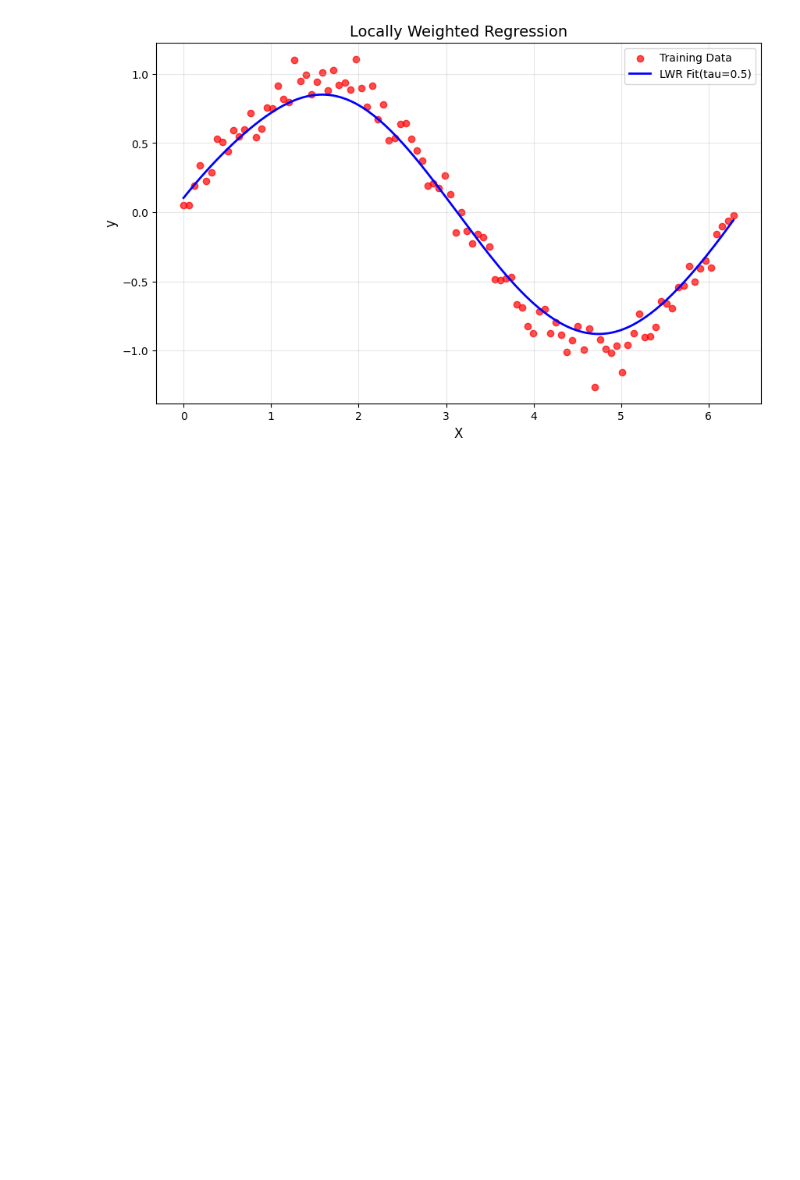
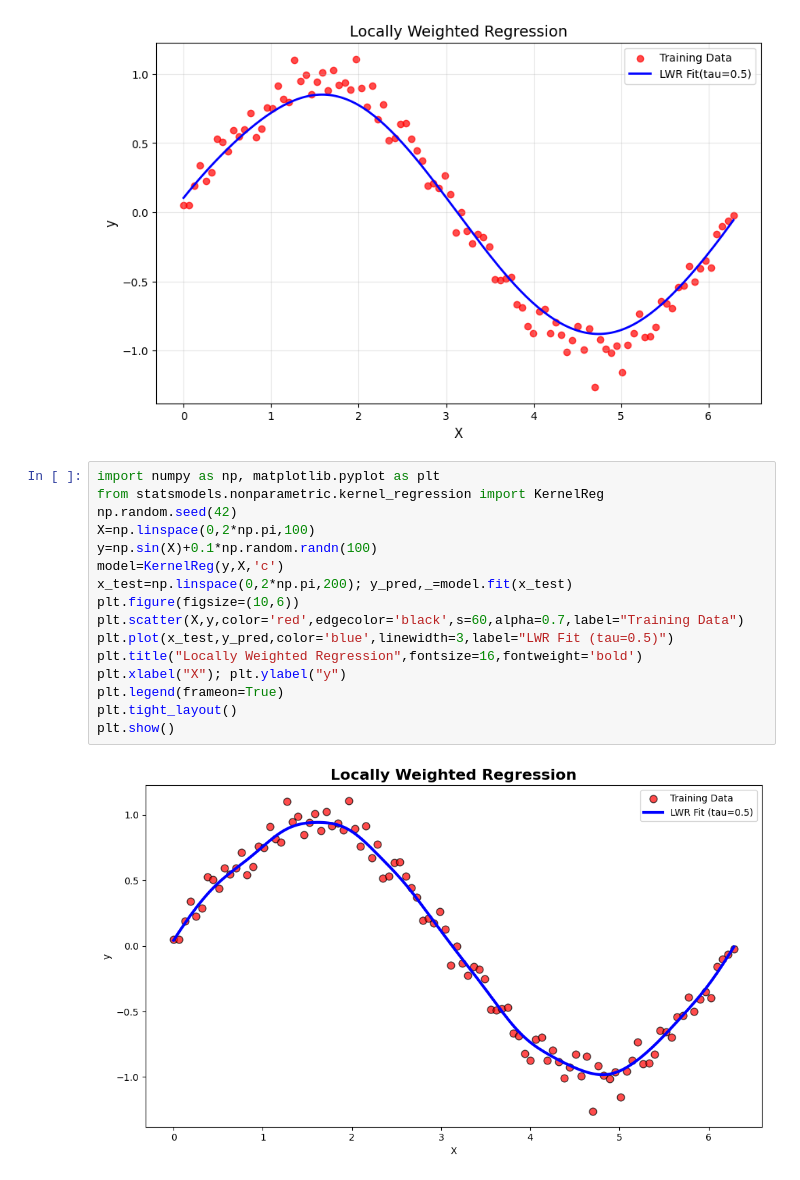
Before and after one commit to Shreyatakoor/Python, a Jupyter notebook: Shreya_Takoor.ipynb, the cells around one changed output. Saved outputs shown, nothing was run; the diff lists cells and outputs as text; blank space fills up the shorter version.

```diff
--- a/Shreya_Takoor.ipynb
+++ b/Shreya_Takoor.ipynb
@@ -202,3 +202,21 @@ plt.grid(alpha=0.3)
 plt.show()
 # %% [output]
 [figure]
+# %%
+import numpy as np, matplotlib.pyplot as plt
+from statsmodels.nonparametric.kernel_regression import KernelReg
+np.random.seed(42)
+X=np.linspace(0,2*np.pi,100)
+y=np.sin(X)+0.1*np.random.randn(100)
+model=KernelReg(y,X,'c')
+x_test=np.linspace(0,2*np.pi,200); y_pred,_=model.fit(x_test)
+plt.figure(figsize=(10,6))
+plt.scatter(X,y,color='red',edgecolor='black',s=60,alpha=0.7,label="Training Data")
+plt.plot(x_test,y_pred,color='blue',linewidth=3,label="LWR Fit (tau=0.5)")
+plt.title("Locally Weighted Regression",fontsize=16,fontweight='bold')
+plt.xlabel("X"); plt.ylabel("y")
+plt.legend(frameon=True)
+plt.tight_layout()
+plt.show()
+# %% [output]
+[figure, added]
```
